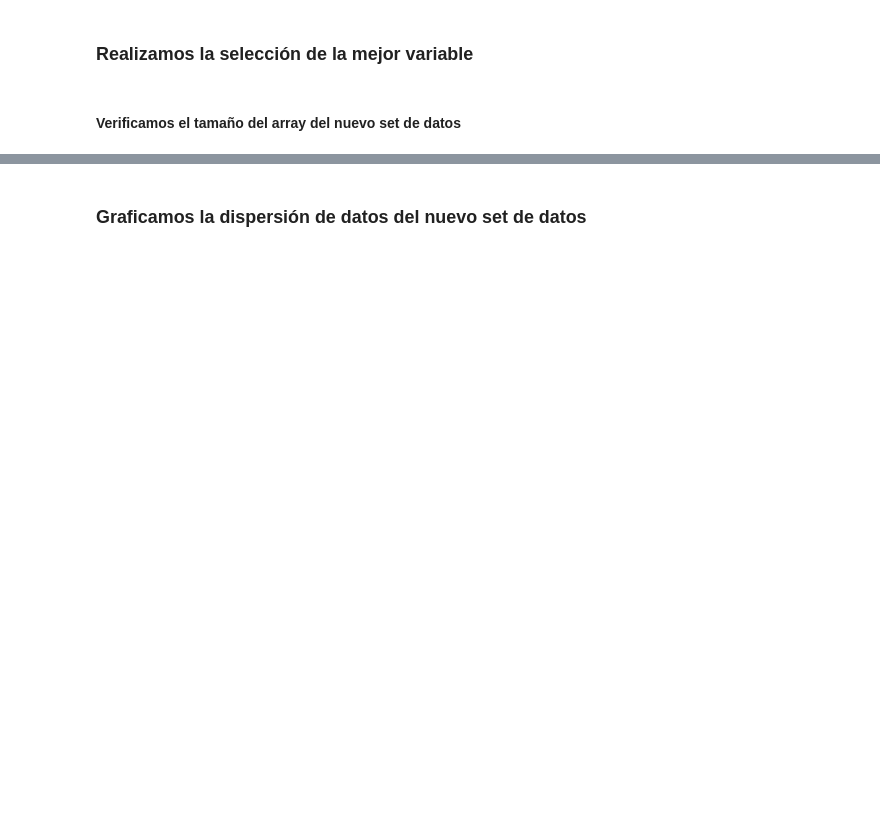
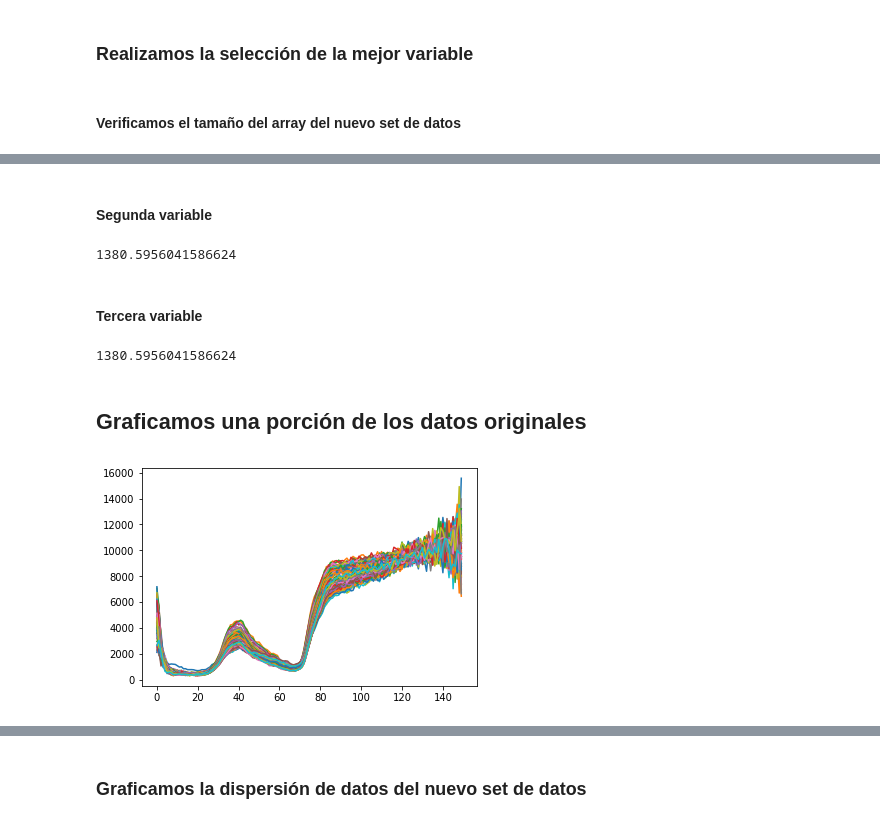
Before and after one commit to 4c1dhydr4/hyperspectral, a Jupyter notebook: testing/feature_kbest_selection.ipynb, the cells around one changed output, grey strips where cells are left out. Saved outputs shown, nothing was run; the diff lists cells and outputs as text; code cells hidden in the pictures; blank space fills up the shorter version.

```diff
--- a/testing/feature_kbest_selection.ipynb
+++ b/testing/feature_kbest_selection.ipynb
@@ -49,0 +60,20 @@ new_roi.shape
+# %% [markdown]
+#### Segunda variable
+# %%
+np.std(new_roi[1,:])
+# %% [output]
+1380.5956041586624
+# %% [markdown]
+#### Tercera variable
+# %%
+np.std(new_roi[1,:])
+# %% [output]
+1380.5956041586624
+# %% [markdown]
+## Graficamos una porción de los datos originales
+# %%
+from matplotlib import pyplot as plt
+for px in range(100):
+    plt.plot(range(0,150), roi.iloc[0+px,:])
+# %% [output]
+[figure, added]
```
Also changed, not shown: parts of 16 cells of this notebook, 2 other files.
